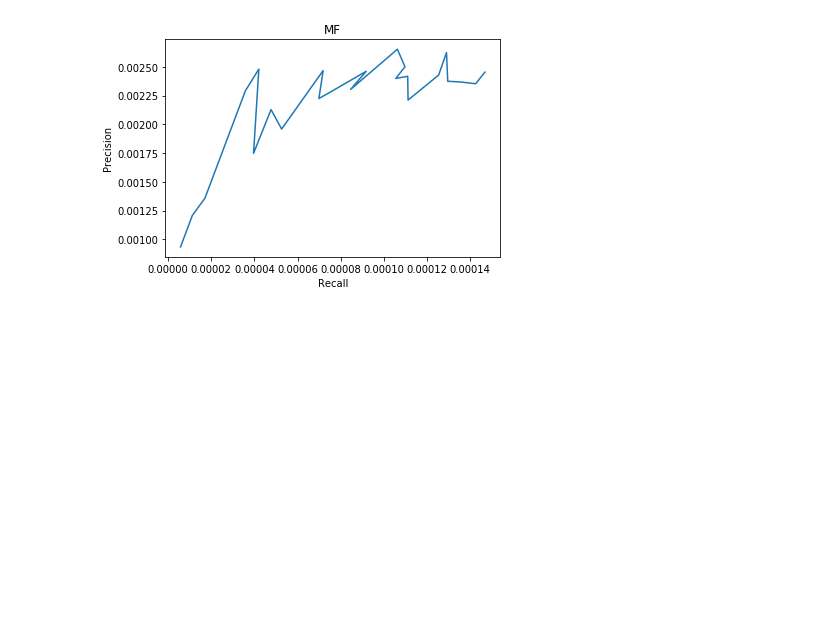
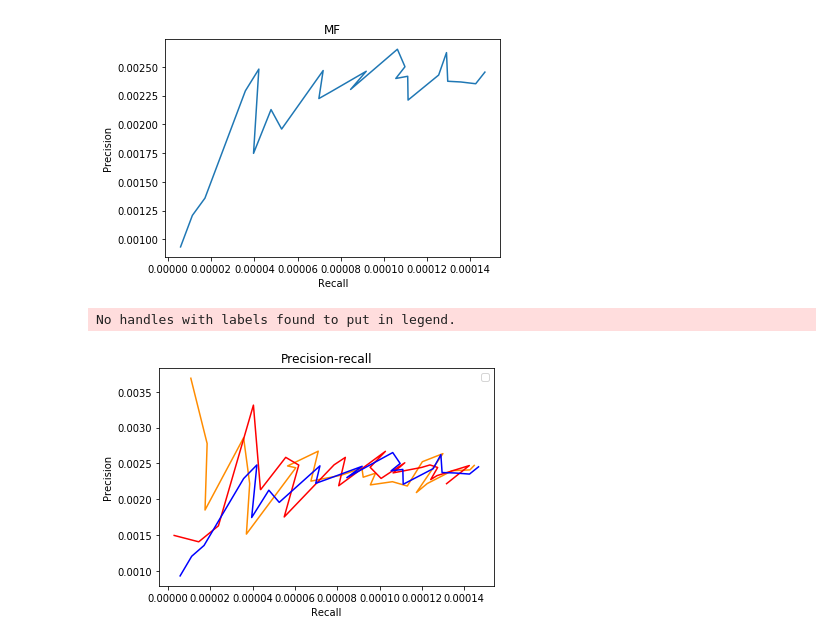
Before and after one commit to edihb/Collaborative-Filtering, a Jupyter notebook: Project 3_v3.ipynb, the cells around one changed output. Cells and saved outputs as stored; diff of their text form; code cells hidden in the pictures; blank space fills up the shorter version.

```diff
--- a/Project 3_v3.ipynb
+++ b/Project 3_v3.ipynb
@@ -913,3 +913,17 @@ plot_func(tvals, recall_mf, "Size of recommendation list", "Recall", "MF")
 plot_func(recall_mf, precision_mf, "Recall", "Precision", "MF")
 # %% [output]
 [figure]
+# %%
+# Question 39
+plt.figure()
+plt.plot(recall_knn, precision_knn, color='darkorange', label='KNN')
+plt.plot(recall_nnmf, precision_nnmf, color='red', al)
+plt.plot(recall_mf, precision_mf, color='blue')
+plt.xlabel("Recall")
+plt.ylabel("Precision")
+plt.title("Precision-recall")
+plt.legend()
+plt.show()
+# %% [output]
+No handles with labels found to put in legend.
+[figure, added]
```
